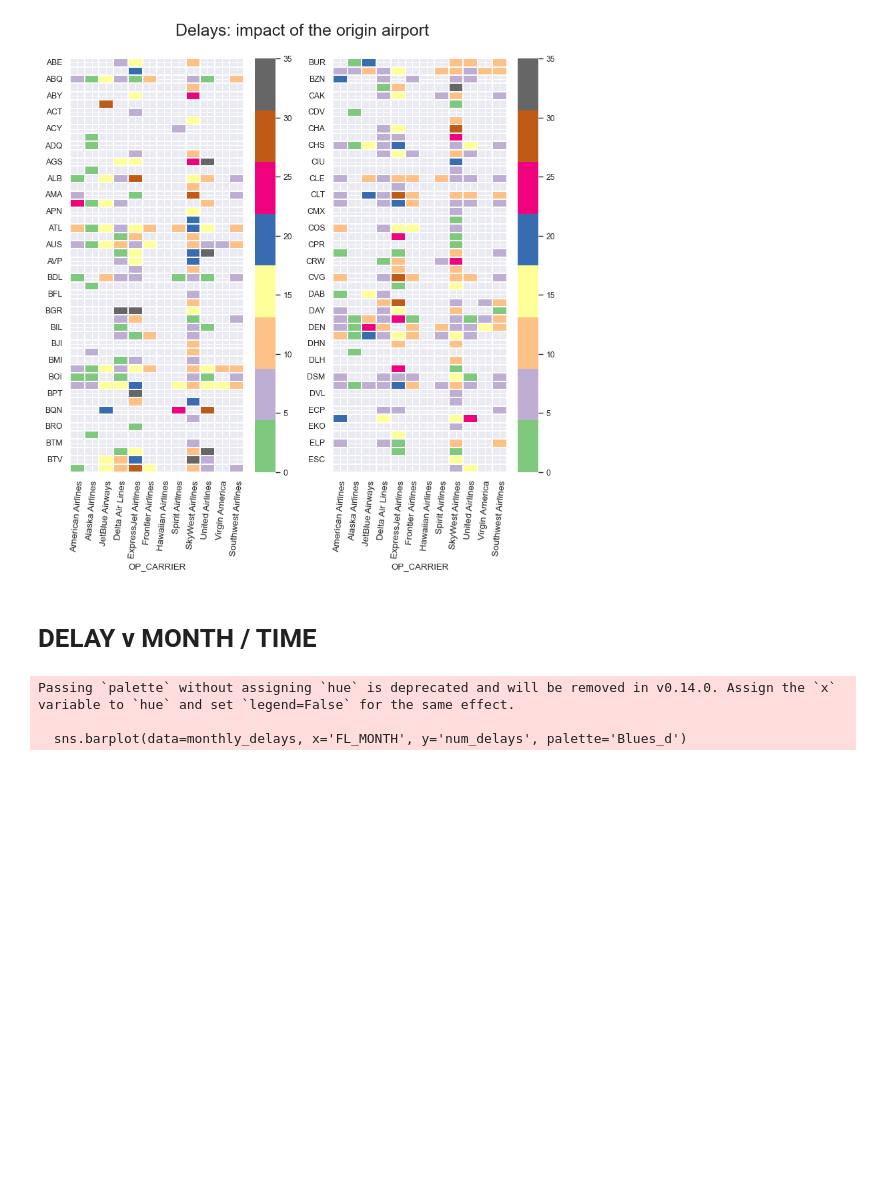
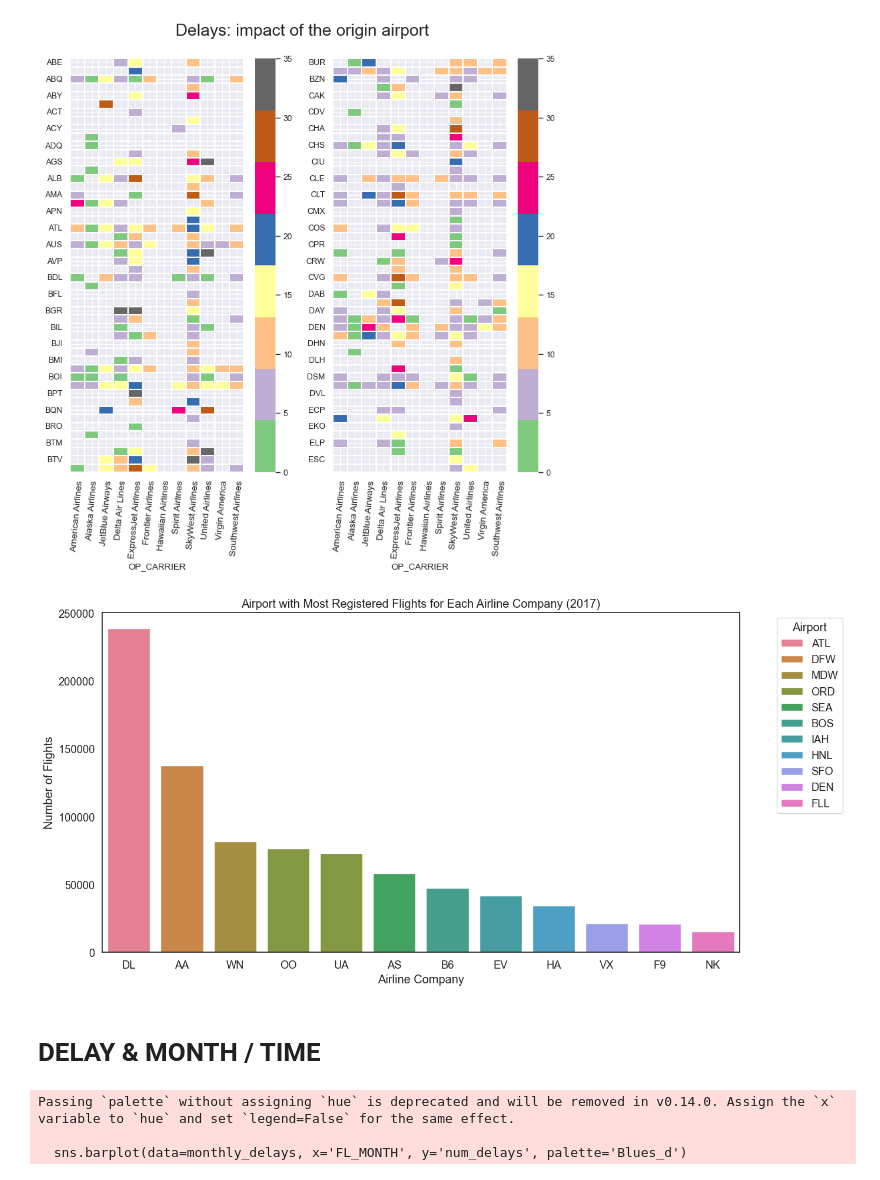
Before and after one commit to khaleesiyali/FLIGHT_DELAYS, a Jupyter notebook: 1st PBL/IDS_Proj_1_G2.ipynb, the cells around one changed output. Cells and saved outputs as stored; diff of their text form; code cells hidden in the pictures; blank space fills up the shorter version.

```diff
--- a/1st PBL/IDS_Proj_1_G2.ipynb
+++ b/1st PBL/IDS_Proj_1_G2.ipynb
@@ -737,8 +761,38 @@ plt.tight_layout()
 plt.show()
 # %% [output]
 [figure]
+# %%
+import matplotlib.pyplot as plt
+import seaborn as sns
+
+# For each airline, find the airport with the most registered flights
+most_flights_per_airline = (
+    df_2017.groupby(['OP_CARRIER', 'ORIGIN'])
+    .size()
+    .reset_index(name='num_flights')
+    .sort_values(['OP_CARRIER', 'num_flights'], ascending=[True, False])
+    .drop_duplicates('OP_CARRIER', keep='first')
+    .sort_values('num_flights', ascending=False)
+)
+
+plt.figure(figsize=(14, 7))
+sns.barplot(
+    data=most_flights_per_airline,
+    x='OP_CARRIER',
+    y='num_flights',
+    hue='ORIGIN',
+    dodge=False
+)
+plt.title('Airport with Most Registered Flights for Each Airline Company (2017)')
+plt.xlabel('Airline Company')
+plt.ylabel('Number of Flights')
+plt.legend(title='Airport', bbox_to_anchor=(1.05, 1), loc='upper left')
+plt.tight_layout()
+plt.show()
+# %% [output]
+[figure, added]
 # %% [markdown]
-# DELAY v MONTH / TIME
+# DELAY & MONTH / TIME
 # %%
 import matplotlib.pyplot as plt
 import seaborn as sns
```
Also changed, not shown: parts of 18 cells of this notebook.
